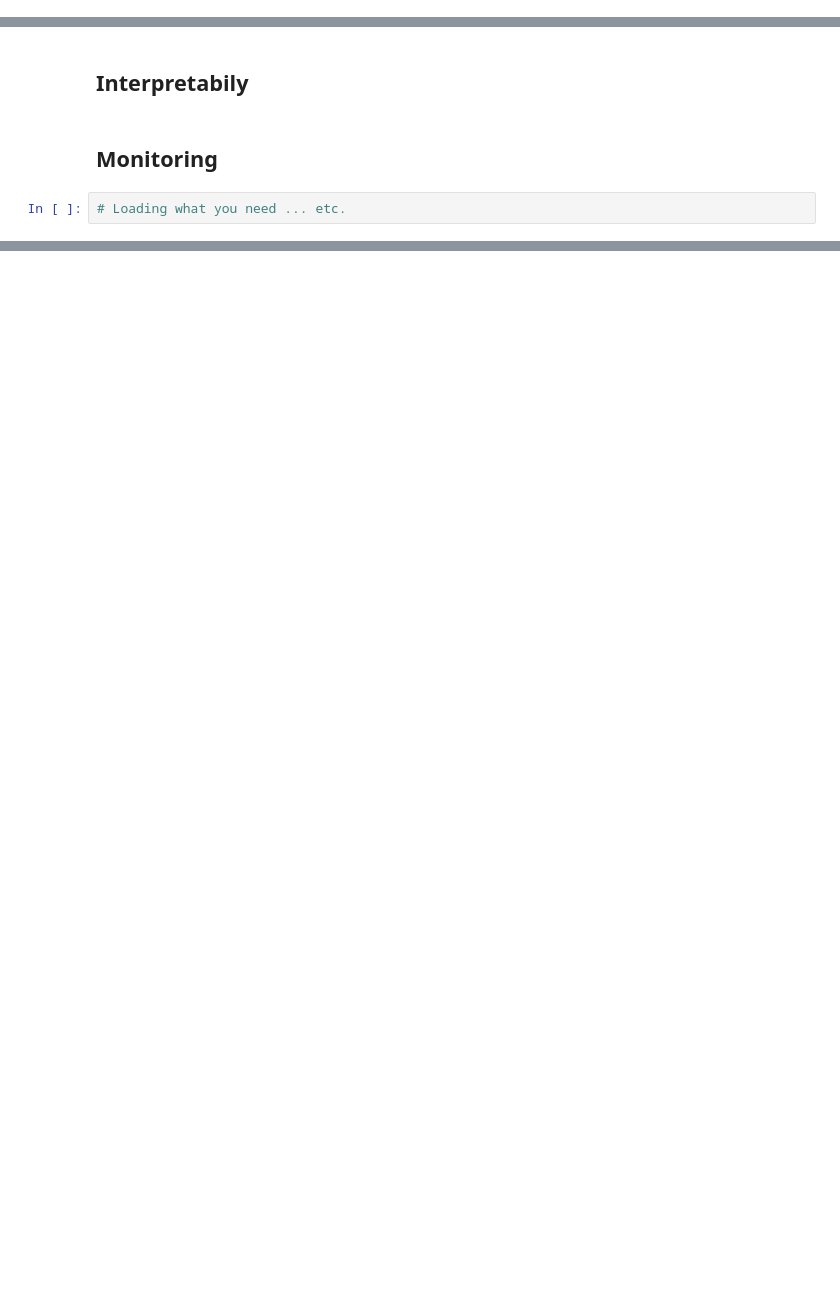
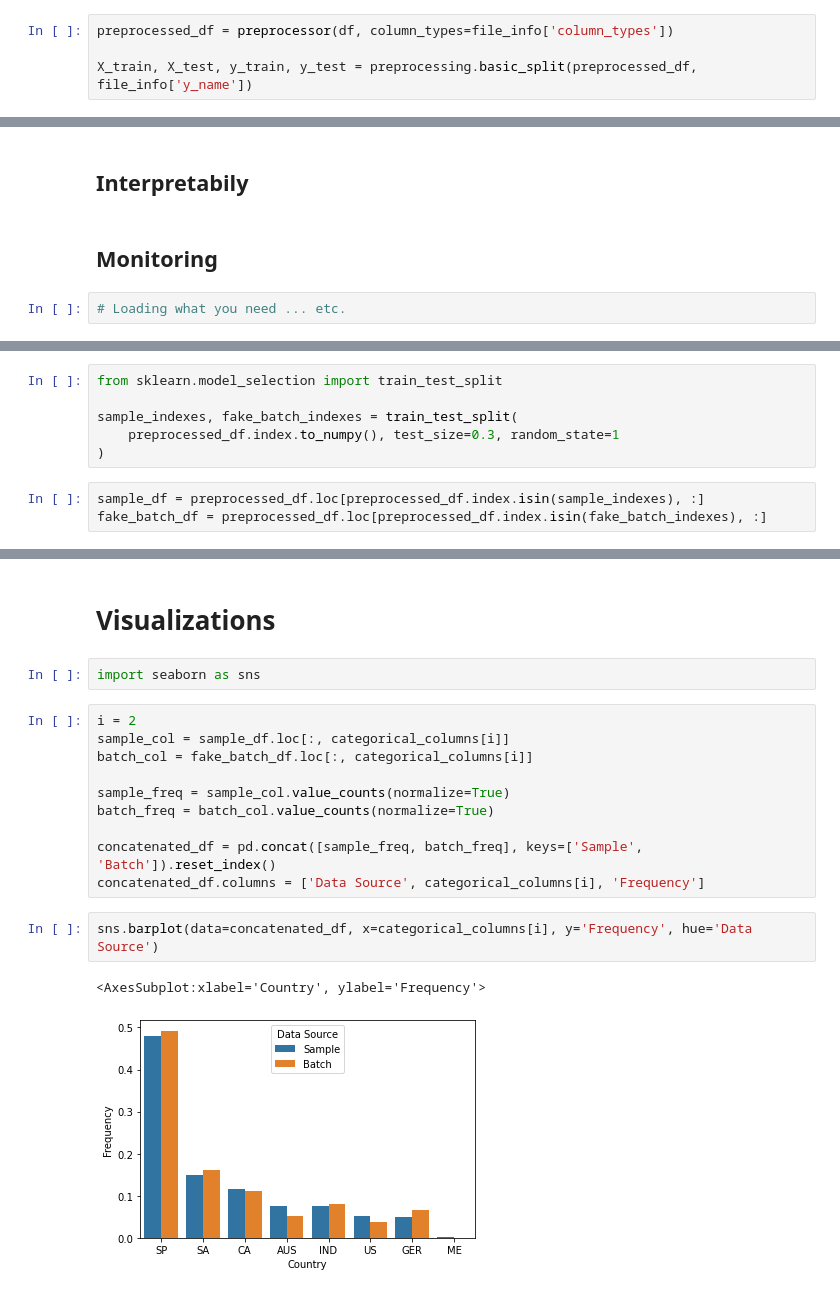
Before and after one commit to henrique-britoleao/monitoring-project, a Jupyter notebook: src/my_notebook_test.ipynb, the cells around one changed output, grey strips where cells are left out. Drawn from its saved outputs; the diff is of its cells as text; blank space fills up the shorter version.

```diff
--- a/src/my_notebook_test.ipynb
+++ b/src/my_notebook_test.ipynb
@@ -60,0 +54,4 @@ X_train, X_test, y_train, y_test = preprocessing.basic_split( df_preprocessed ,
+# %%
+preprocessed_df = preprocessor(df, column_types=file_info['column_types'])
+
+X_train, X_test, y_train, y_test = preprocessing.basic_split(preprocessed_df, file_info['y_name'])
@@ -92,0 +232,9 @@ dict_metrics
+# %%
+from sklearn.model_selection import train_test_split
+
+sample_indexes, fake_batch_indexes = train_test_split(
+    preprocessed_df.index.to_numpy(), test_size=0.3, random_state=1
+)
+# %%
+sample_df = preprocessed_df.loc[preprocessed_df.index.isin(sample_indexes), :]
+fake_batch_df = preprocessed_df.loc[preprocessed_df.index.isin(fake_batch_indexes), :]
@@ -92,0 +314,19 @@ dict_metrics
+# %% [markdown]
+# Visualizations
+# %%
+import seaborn as sns
+# %%
+i = 2
+sample_col = sample_df.loc[:, categorical_columns[i]]
+batch_col = fake_batch_df.loc[:, categorical_columns[i]]
+
+sample_freq = sample_col.value_counts(normalize=True)
+batch_freq = batch_col.value_counts(normalize=True)
+
+concatenated_df = pd.concat([sample_freq, batch_freq], keys=['Sample', 'Batch']).reset_index()
+concatenated_df.columns = ['Data Source', categorical_columns[i], 'Frequency']
+# %%
+sns.barplot(data=concatenated_df, x=categorical_columns[i], y='Frequency', hue='Data Source')
+# %% [output]
+<AxesSubplot:xlabel='Country', ylabel='Frequency'>
+[figure, added]
```
Also changed, not shown: parts of 27 cells of this notebook, 20 other files.
